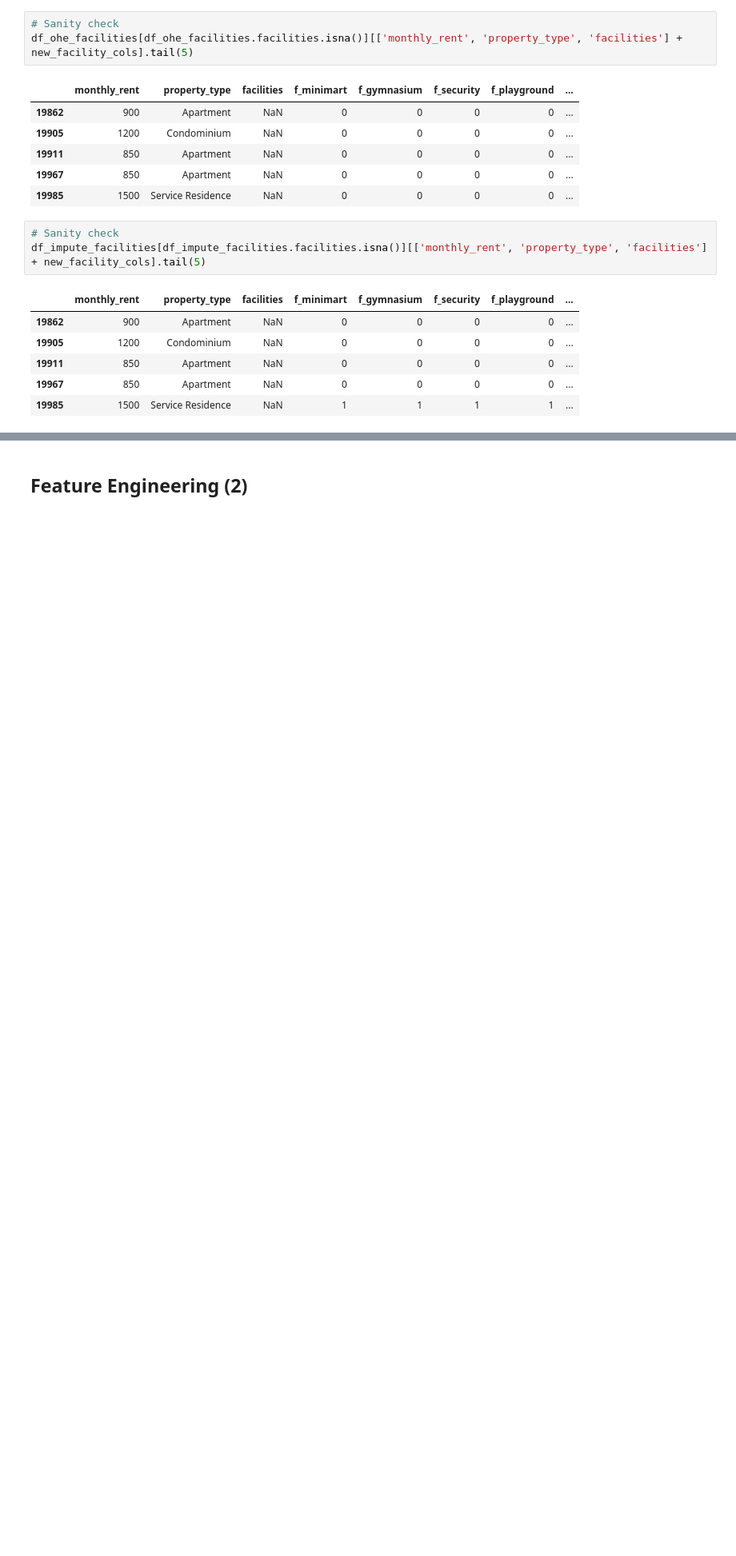
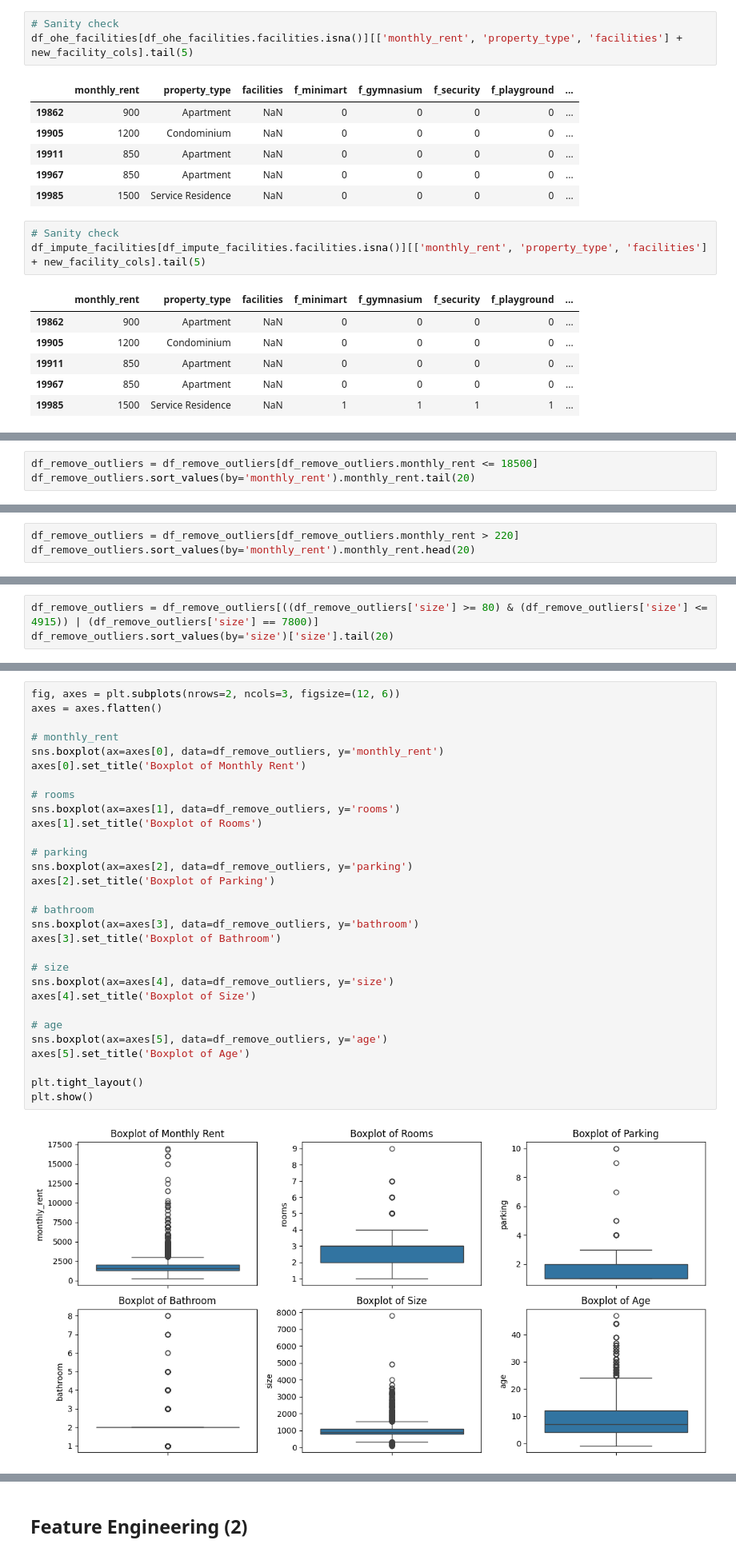
Before and after one commit to Vaneryn/6006cem-ml, a Jupyter notebook: notebooks/eda_rental_price.ipynb, the cells around one changed output, grey strips where cells are left out. Shown at 80% size. Saved outputs shown, nothing was run; the diff lists cells and outputs as text; blank space fills up the shorter version.

```diff
--- a/notebooks/eda_rental_price.ipynb
+++ b/notebooks/eda_rental_price.ipynb
@@ -1314,0 +1705,3 @@ print(unique_additional_facilities)
+# %%
+df_remove_outliers = df_remove_outliers[df_remove_outliers.monthly_rent <= 18500]
+df_remove_outliers.sort_values(by='monthly_rent').monthly_rent.tail(20)
@@ -1314,0 +1728,3 @@ print(unique_additional_facilities)
+# %%
+df_remove_outliers = df_remove_outliers[df_remove_outliers.monthly_rent > 220]
+df_remove_outliers.sort_values(by='monthly_rent').monthly_rent.head(20)
@@ -1314,0 +1988,3 @@ print(unique_additional_facilities)
+# %%
+df_remove_outliers = df_remove_outliers[((df_remove_outliers['size'] >= 80) & (df_remove_outliers['size'] <= 4915)) | (df_remove_outliers['size'] == 7800)]
+df_remove_outliers.sort_values(by='size')['size'].tail(20)
@@ -1314,0 +2115,32 @@ print(unique_additional_facilities)
+# %%
+fig, axes = plt.subplots(nrows=2, ncols=3, figsize=(12, 6))
+axes = axes.flatten()
+
+# monthly_rent
+sns.boxplot(ax=axes[0], data=df_remove_outliers, y='monthly_rent')
+axes[0].set_title('Boxplot of Monthly Rent')
+
+# rooms
+sns.boxplot(ax=axes[1], data=df_remove_outliers, y='rooms')
+axes[1].set_title('Boxplot of Rooms')
+
+# parking
+sns.boxplot(ax=axes[2], data=df_remove_outliers, y='parking')
+axes[2].set_title('Boxplot of Parking')
+
+# bathroom
+sns.boxplot(ax=axes[3], data=df_remove_outliers, y='bathroom')
+axes[3].set_title('Boxplot of Bathroom')
+
+# size
+sns.boxplot(ax=axes[4], data=df_remove_outliers, y='size')
+axes[4].set_title('Boxplot of Size')
+
+# age
+sns.boxplot(ax=axes[5], data=df_remove_outliers, y='age')
+axes[5].set_title('Boxplot of Age')
+
+plt.tight_layout()
+plt.show()
+# %% [output]
+[figure, added]
```
Also changed, not shown: parts of 138 cells of this notebook.
